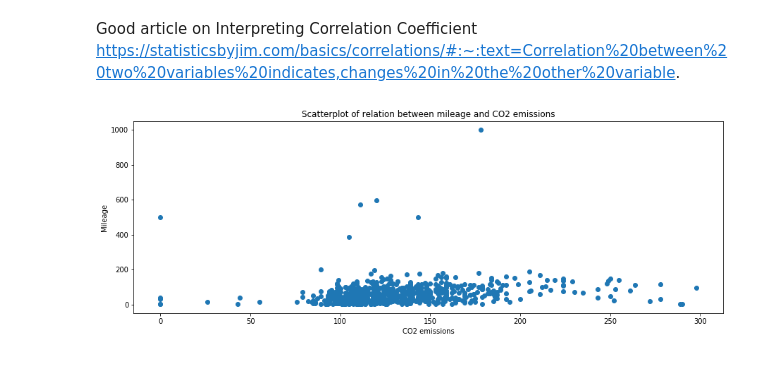
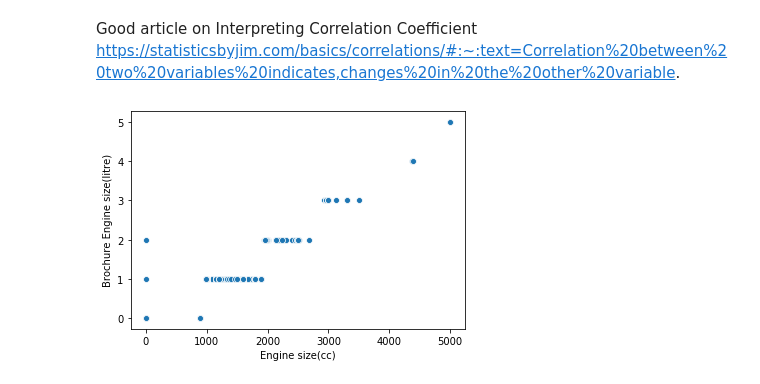
Before and after one commit to ShikharGhimire/ScrapeTheGum, a Jupyter notebook: fiveseatercars.ipynb, the cells around one changed output. Saved outputs shown, nothing was run; the diff lists cells and outputs as text; code cells hidden in the pictures.

```diff
--- a/fiveseatercars.ipynb
+++ b/fiveseatercars.ipynb
@@ -373,15 +365,10 @@ corr.style.background_gradient(cmap='coolwarm')
 # %% [markdown]
 Good article on Interpreting Correlation Coefficient
 https://statisticsbyjim.com/basics/correlations/#:~:text=Correlation%20between%20two%20variables%20indicates,changes%20in%20the%20other%20variable.
-# %%
-#Let's scatterplot the mileage and CO2 emissions
-plt.figure(figsize=(15, 5))
-plt.scatter(x=final_dataset['CO2 emissions(g/km)'], y=final_dataset['Mileage(miles)'])
-plt.title('Scatterplot of relation between mileage and CO2 emissions')
-plt.xlabel('CO2 emissions')
-plt.ylabel('Mileage')
-plt.show()
-
-#Check how we can clear up the below clustered data
-# %% [output]
-[figure, removed]
+# %%
+#Let's plot the moderate positive correlation in the scatterplot
+#As brochure engine size increases, engine size increases aswell
+ax = sns.scatterplot(x='Engine size(cc)',y = 'Brochure Engine size(litre)',data = final_dataset)
+plt.show()
+# %% [output]
+[figure, added]
```
Also changed, not shown: parts of 8 cells of this notebook.
